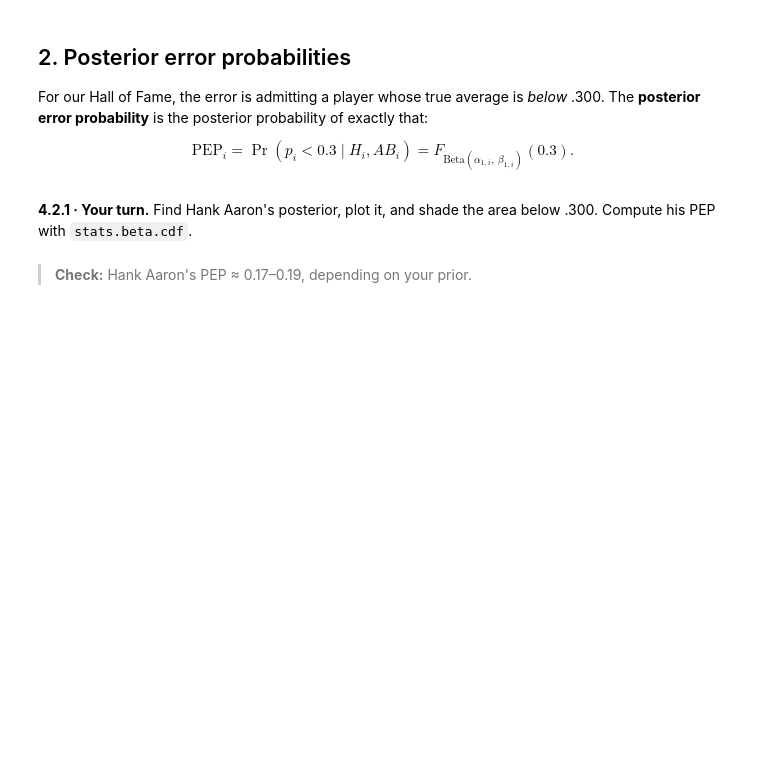
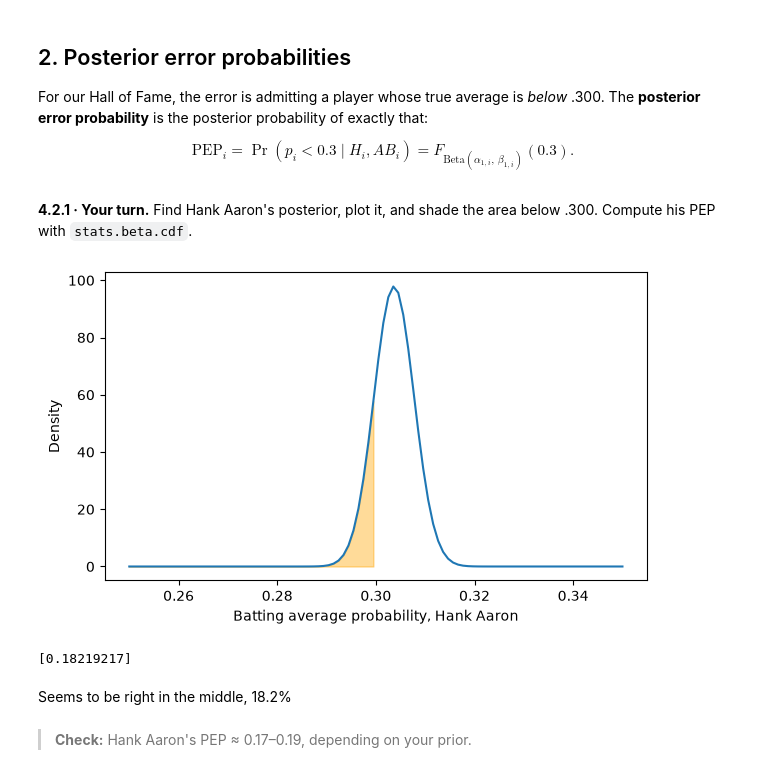
Before and after one commit to jliu771/BayesBaseballCardsandComputers, a Jupyter notebook: empirical_bayes/04_hypothesis_testing_fdr_JLanswers.ipynb, the cells around one changed output. Saved outputs shown, nothing was run; the diff lists cells and outputs as text; code cells hidden in the pictures; blank space fills up the shorter version.

```diff
--- a/empirical_bayes/04_hypothesis_testing_fdr_JLanswers.ipynb
+++ b/empirical_bayes/04_hypothesis_testing_fdr_JLanswers.ipynb
@@ -53,3 +56,7 @@ print(f"{len(career):,} players | prior alpha0 = {alpha0:.1f}, beta0 = {beta0:.1
 **4.1.1 · Your turn.** Add `eb_estimate`, `alpha1` and `beta1` to `career`, as in Lesson 03.
 # %%
 # 4.1.1 · Your code here
+career['alpha1'] = alpha0 + career.H
+career['beta1'] = beta0 + career.AB - career.H
+career['eb_estimate'] = (career.alpha1 / (career.alpha1 + career.beta1))
+career.head()
@@ -63,6 +77,24 @@ $$\text{PEP}_i = \Pr(p_i < 0.3 \mid H_i, AB_i) = F_{\text{Beta}(\alpha_{1,i},\,
 **4.2.1 · Your turn.** Find Hank Aaron's posterior, plot it, and shade the area below .300. Compute his PEP with `stats.beta.cdf`.
 # %%
 # 4.2.1 · Your code here
+
+hank = career[career['name'] == 'Hank Aaron']
+x = np.linspace(0.25, 0.35, 100)
+hank_post = stats.beta(hank.alpha1, hank.beta1)
+plt.plot(x, hank_post.pdf(x))
+plt.fill_between(x[x < 0.3], hank_post.pdf(x[x < 0.3]), color="orange", alpha=0.4)
+plt.ylabel('Density')
+plt.xlabel('Batting average probability, Hank Aaron')
+plt.show()
+
+pep = hank_post.cdf(0.3)
+print(pep)
+from IPython.display import display, Markdown
+display(Markdown('Seems to be right in the middle, 18.2% of our check range'))
+# %% [output]
+[figure, added]
+[0.18219217]
+Seems to be right in the middle, 18.2%
 # %% [markdown]
 > **Check:** Hank Aaron's PEP ≈ 0.17–0.19, depending on your prior.
 # %% [markdown]
```
Also changed, not shown: parts of 9 cells of this notebook, 8 other files.
